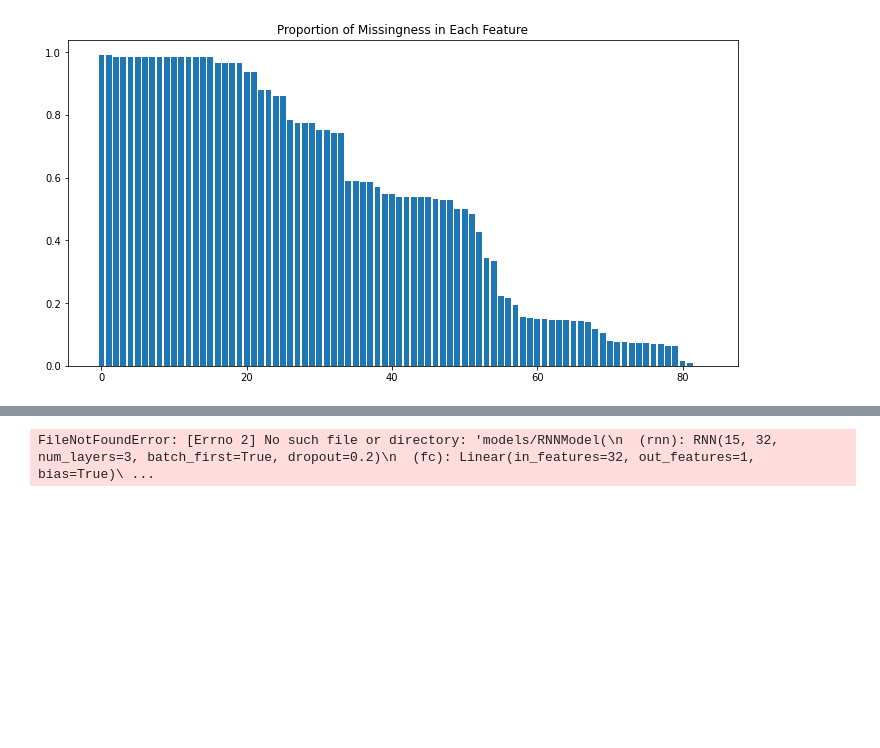
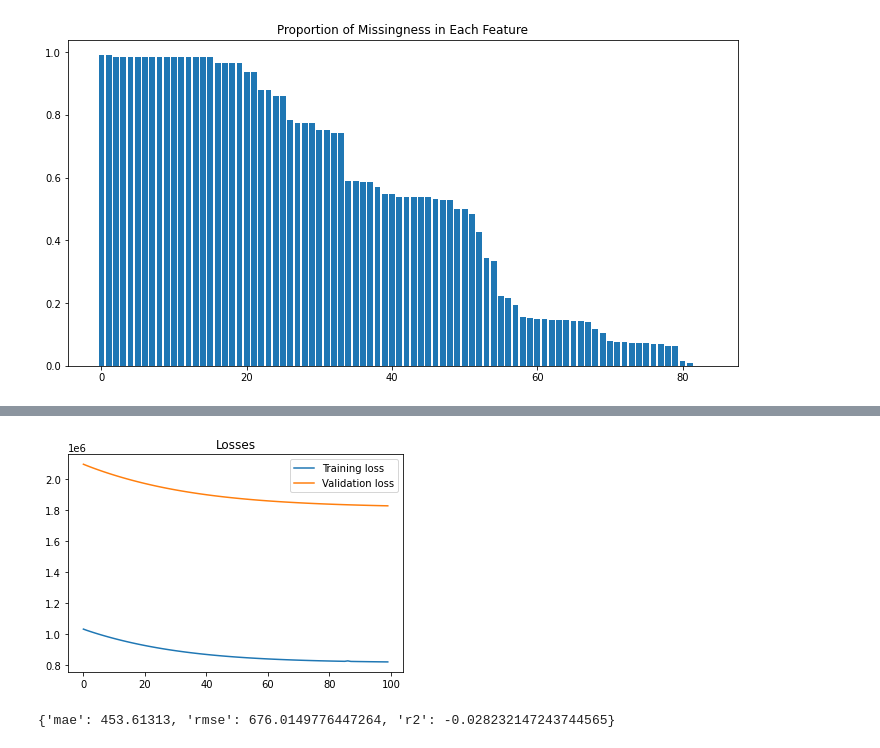
Before and after one commit to gportill/ml_final_project, a Jupyter notebook: TimeSeries.ipynb, the cells around one changed output, grey strips where cells are left out. Cells and saved outputs as stored; diff of their text form; code cells hidden in the pictures; blank space fills up the shorter version.

```diff
--- a/TimeSeries.ipynb
+++ b/TimeSeries.ipynb
@@ -108,7 +91,22 @@ def make_time_stepped(X,y):
+# %%
+def make_time_stepped(X, y, t):
+    X_new = []
+    y_new = []
+    for i in range(math.floor(len(y) / t)):
+        start_date = X.iloc[t*i]['date_delta']
+        data_side = X.iloc[t*i:t*i + t]['date_delta']
+        check_side = [start_date + j for j in range(t)]
+        equality_condition = (data_side == check_side).all()
+        if len(X.iloc[t*i:t*i + t]) == t:
+            if equality_condition:
+                y_new.append(y[t*i:t*i + t].sum()) #delta cases
+                X_new.append(X[t*i:t*i + t])
+    return X_new, y_new
 # %%
-train_X_timed, train_y_timed = make_time_stepped(train_X_imputed, train_y_imputed)
-valid_X_timed, valid_y_timed = make_time_stepped(valid_X_imputed, valid_y_imputed)
-test_X_timed, test_y_timed = make_time_stepped(test_X_imputed, test_y_imputed)
+t = 5
+train_X_timed, train_y_timed = make_time_stepped(train_X_imputed, train_y_imputed, t)
+valid_X_timed, valid_y_timed = make_time_stepped(valid_X_imputed, valid_y_imputed, t)
+test_X_timed, test_y_timed = make_time_stepped(test_X_imputed, test_y_imputed, t)
 # %%
 train_X_timed = np.moveaxis(np.dstack(train_X_timed), 2, 0)
 valid_X_timed = np.moveaxis(np.dstack(valid_X_timed), 2, 0)
@@ -118,7 +116,7 @@ from torch.utils.data import TensorDataset, DataLoader
 import torch
 
 # TODO might want to change batch size
-batch_size = 16
+batch_size = 64
 
 # Convert all feature and outcome numpy arrays into tensors
 train_features = torch.Tensor(train_X_timed)
@@ -241,8 +238,7 @@ class Optimization:
         # Returns the loss
         return loss.item()
 
-    def train(self, train_loader, val_loader, batch_size=64, n_epochs=50, n_features=1):
-        model_path = f'models/{self.model}_{datetime.now().strftime("%Y-%m-%d %H:%M:%S")}'
+    def train(self, train_loader, val_loader, model_path, batch_size=64, n_epochs=50, n_features=1):
 
         # Each epoch iterates over each mini-batch of training data,
         # executes train_step(), and calculates loss for validation batches
@@ -320,7 +316,7 @@ loss_fn = nn.MSELoss(reduction="mean")
 optimizer = optim.Adam(model.parameters(), lr=learning_rate, weight_decay=weight_decay)
 
 opt = Optimization(model=model, loss_fn=loss_fn, optimizer=optimizer)
-opt.train(train_loader, val_loader, batch_size=batch_size, n_epochs=n_epochs, n_features=input_dim)
+opt.train(train_loader, val_loader, 'models/rnn_start.pt', batch_size=batch_size, n_epochs=n_epochs, n_features=input_dim)
 opt.plot_losses()
 
 predictions, values = opt.evaluate(test_loader_one, batch_size=1, n_features=input_dim)
@@ -340 +336 @@ predictions, values = opt.evaluate(test_loader_one, batch_size=1, n_features=inp
-FileNotFoundError: [Errno 2] No such file or directory: 'models/RNNModel(\n  (rnn): RNN(15, 32, num_layers=3, batch_first=True, dropout=0.2)\n  (fc): Linear(in_features=32, out_features=1, bias=True)\ ...
+[figure, added]
@@ -340,0 +354,4 @@ FileNotFoundError: [Errno 2] No such file or directory: 'models/RNNModel(\n  (rn
+# %%
+result_metrics
+# %% [output]
+{'mae': 453.61313, 'rmse': 676.0149776447264, 'r2': -0.028232147243744565}
```
Also changed, not shown: parts of 14 cells of this notebook.
